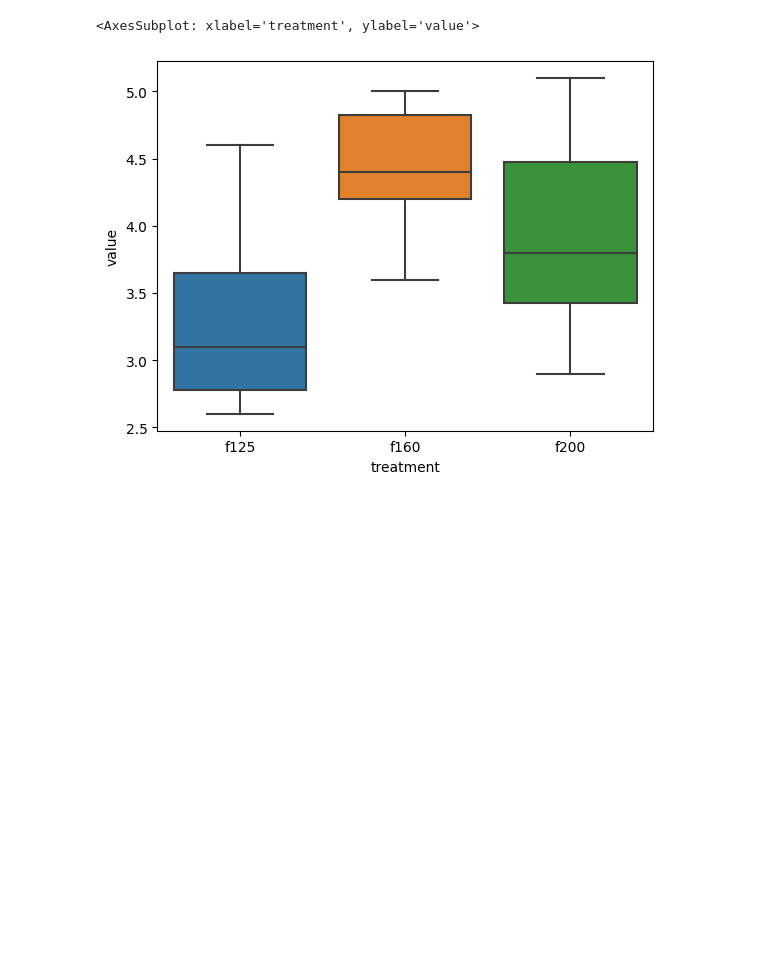
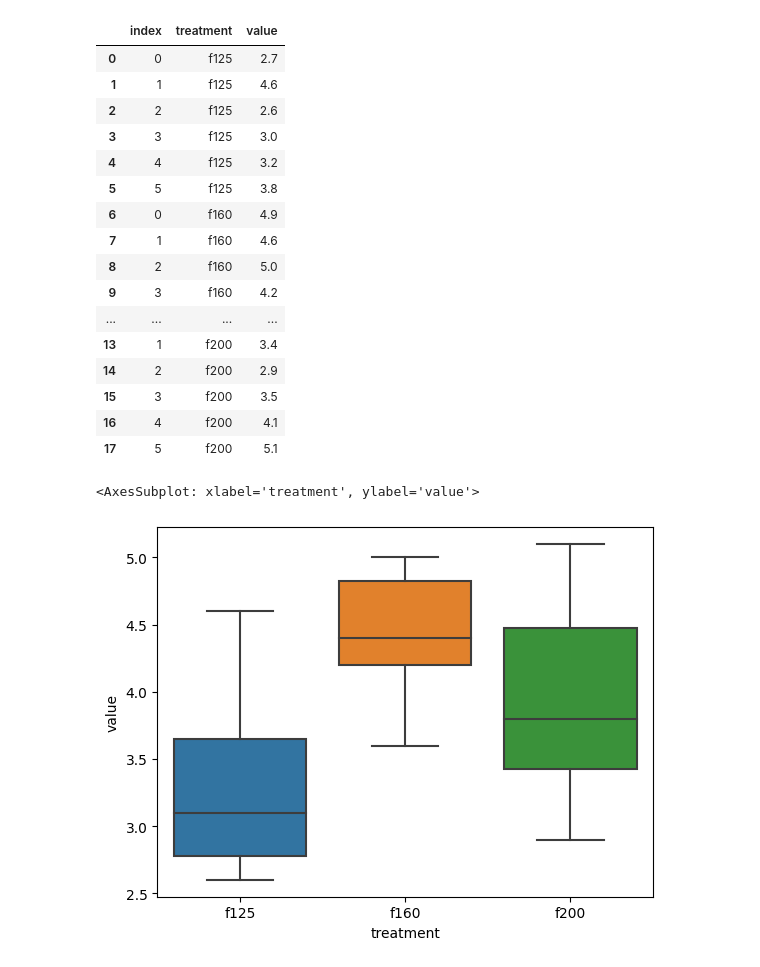
Before and after one commit to R4vante/School, a Jupyter notebook: DOE/ex13_6.ipynb, the cells around one changed output. Saved outputs shown, nothing was run; the diff lists cells and outputs as text; code cells hidden in the pictures; blank space fills up the shorter version.

```diff
--- a/DOE/ex13_6.ipynb
+++ b/DOE/ex13_6.ipynb
@@ -13,6 +13,26 @@ df_melt.columns=['index', 'treatment', 'value']
 df_melt
 a = 3
 n = 6
+# %%
+df_melt
+# %% [output]
+|  | index | treatment | value |
+| 0 | 0 | f125 | 2.7 |
+| 1 | 1 | f125 | 4.6 |
+| 2 | 2 | f125 | 2.6 |
+| 3 | 3 | f125 | 3.0 |
+| 4 | 4 | f125 | 3.2 |
+| 5 | 5 | f125 | 3.8 |
+| 6 | 0 | f160 | 4.9 |
+| 7 | 1 | f160 | 4.6 |
+| 8 | 2 | f160 | 5.0 |
+| 9 | 3 | f160 | 4.2 |
+| ... | ... | ... | ... |
+| 13 | 1 | f200 | 3.4 |
+| 14 | 2 | f200 | 2.9 |
+| 15 | 3 | f200 | 3.5 |
+| 16 | 4 | f200 | 4.1 |
+| 17 | 5 | f200 | 5.1 |
 # %%
 fig = plt.figure()
 sns.boxplot(data=df_melt, x='treatment', y='value')
```
Also changed, not shown: parts of 2 cells of this notebook, 5 other files.
